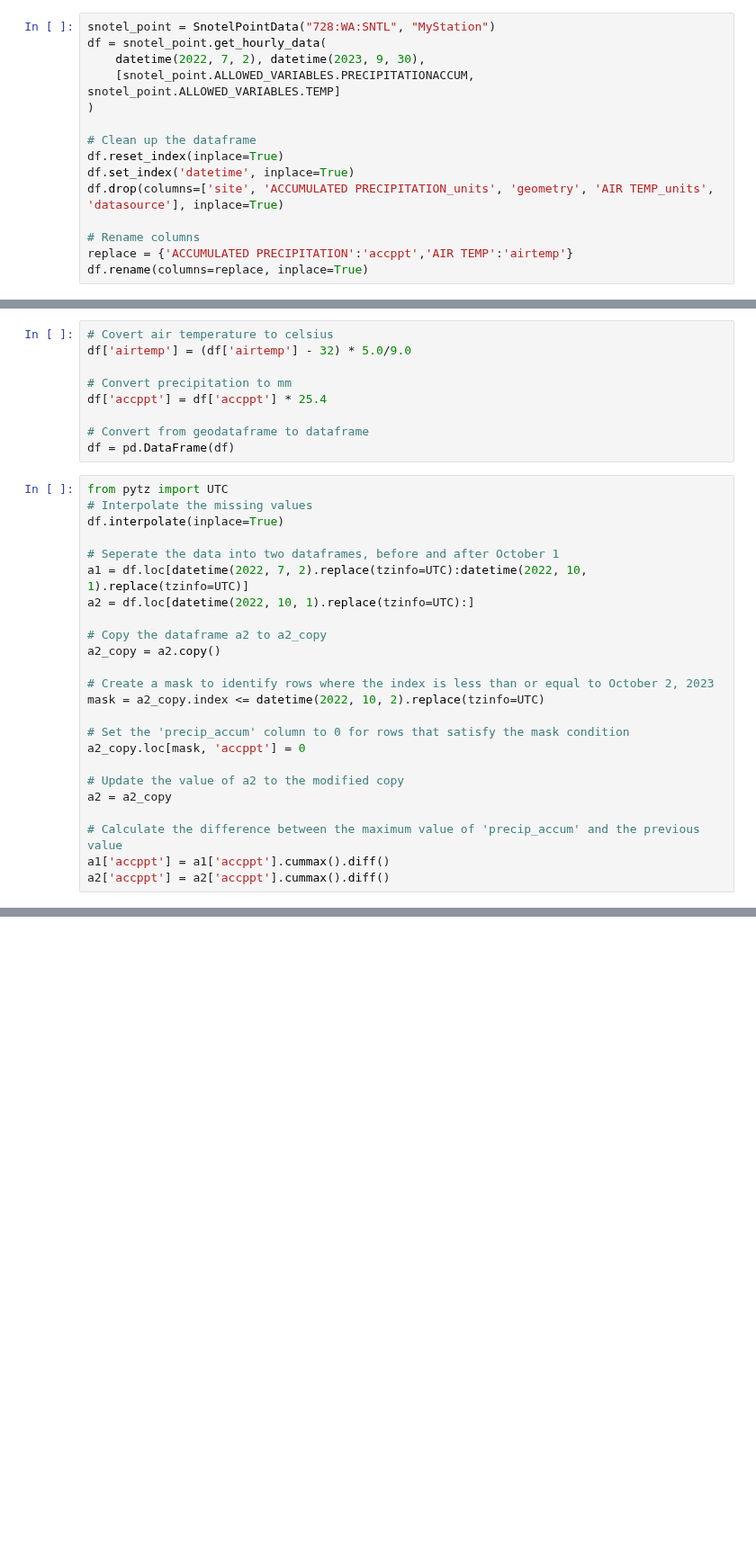
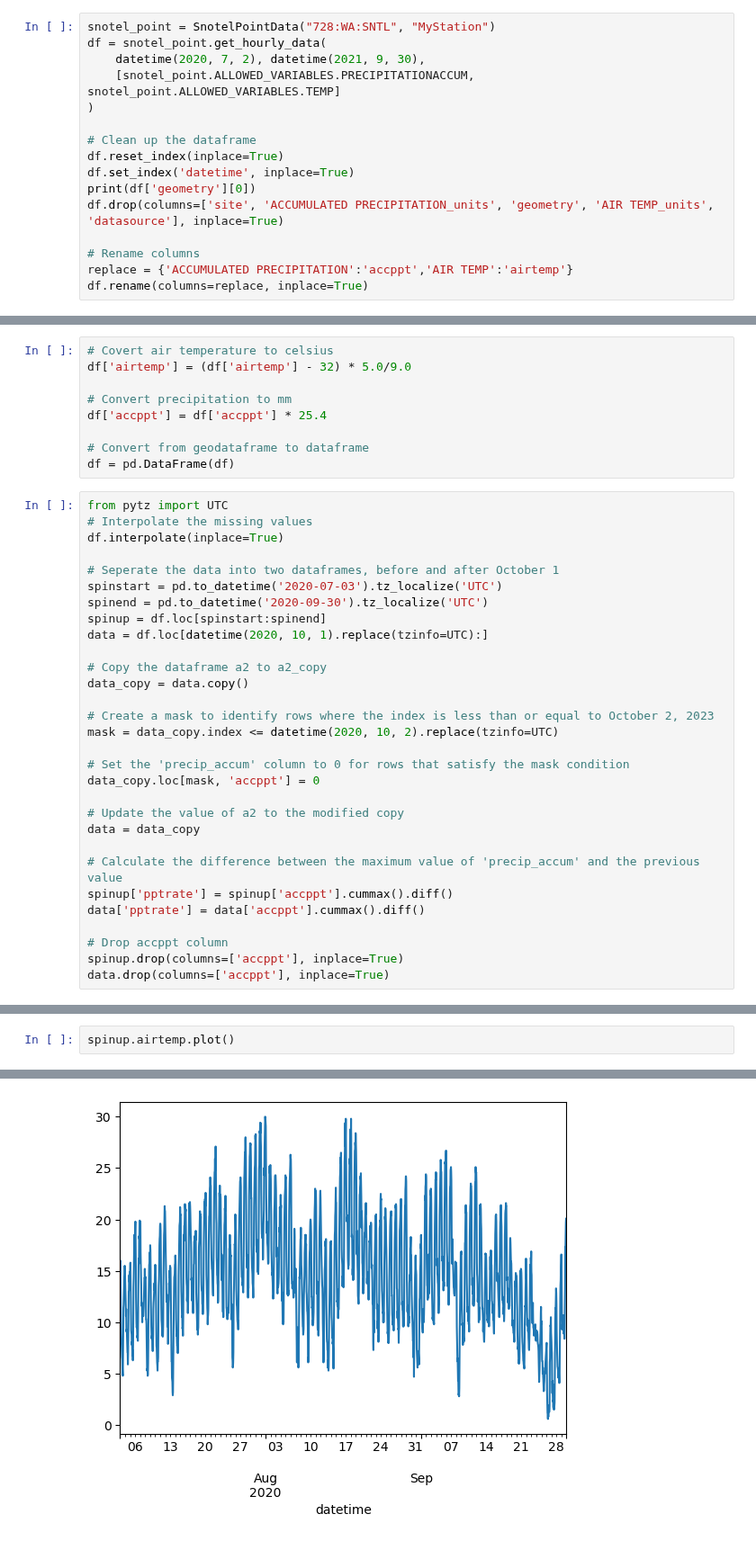
Before and after one commit to clinton-alden/summa, a Jupyter notebook: processing/methow/metloom_api_pull.ipynb, the cells around one changed output, grey strips where cells are left out. Shown at 90% size. Cells and saved outputs as stored; diff of their text form; blank space fills up the shorter version.

```diff
--- a/processing/methow/metloom_api_pull.ipynb
+++ b/processing/methow/metloom_api_pull.ipynb
@@ -5,13 +14,14 @@ import pandas as pd
 # %%
 snotel_point = SnotelPointData("728:WA:SNTL", "MyStation")
 df = snotel_point.get_hourly_data(
-    datetime(2022, 7, 2), datetime(2023, 9, 30),
+    datetime(2020, 7, 2), datetime(2021, 9, 30),
     [snotel_point.ALLOWED_VARIABLES.PRECIPITATIONACCUM, snotel_point.ALLOWED_VARIABLES.TEMP]
 )
 
 # Clean up the dataframe
 df.reset_index(inplace=True)
 df.set_index('datetime', inplace=True)
+print(df['geometry'][0])
 df.drop(columns=['site', 'ACCUMULATED PRECIPITATION_units', 'geometry', 'AIR TEMP_units', 'datasource'], inplace=True)
 
 # Rename columns
@@ -32,24 +44,30 @@ from pytz import UTC
 df.interpolate(inplace=True)
 
 # Seperate the data into two dataframes, before and after October 1
-a1 = df.loc[datetime(2022, 7, 2).replace(tzinfo=UTC):datetime(2022, 10, 1).replace(tzinfo=UTC)]
-a2 = df.loc[datetime(2022, 10, 1).replace(tzinfo=UTC):]
+spinstart = pd.to_datetime('2020-07-03').tz_localize('UTC')
+spinend = pd.to_datetime('2020-09-30').tz_localize('UTC')
+spinup = df.loc[spinstart:spinend]
+data = df.loc[datetime(2020, 10, 1).replace(tzinfo=UTC):]
 
 # Copy the dataframe a2 to a2_copy
-a2_copy = a2.copy()
+data_copy = data.copy()
 
 # Create a mask to identify rows where the index is less than or equal to October 2, 2023
-mask = a2_copy.index <= datetime(2022, 10, 2).replace(tzinfo=UTC)
+mask = data_copy.index <= datetime(2020, 10, 2).replace(tzinfo=UTC)
 
 # Set the 'precip_accum' column to 0 for rows that satisfy the mask condition
-a2_copy.loc[mask, 'accppt'] = 0
+data_copy.loc[mask, 'accppt'] = 0
 
 # Update the value of a2 to the modified copy
-a2 = a2_copy
+data = data_copy
 
 # Calculate the difference between the maximum value of 'precip_accum' and the previous value
-a1['accppt'] = a1['accppt'].cummax().diff()
-a2['accppt'] = a2['accppt'].cummax().diff()
+spinup['pptrate'] = spinup['accppt'].cummax().diff()
+data['pptrate'] = data['accppt'].cummax().diff()
+
+# Drop accppt column
+spinup.drop(columns=['accppt'], inplace=True)
+data.drop(columns=['accppt'], inplace=True)
 # %% [output]
 A value is trying to be set on a copy of a slice from a DataFrame.
 Try using .loc[row_indexer,col_indexer] = value instead
@@ -63,0 +81,3 @@ a1['accppt'].plot()
+# %%
+spinup.airtemp.plot()
+# %% [output]
@@ -63,0 +85 @@ a1['accppt'].plot()
+[figure, added]
```
Also changed, not shown: parts of 15 cells of this notebook.
